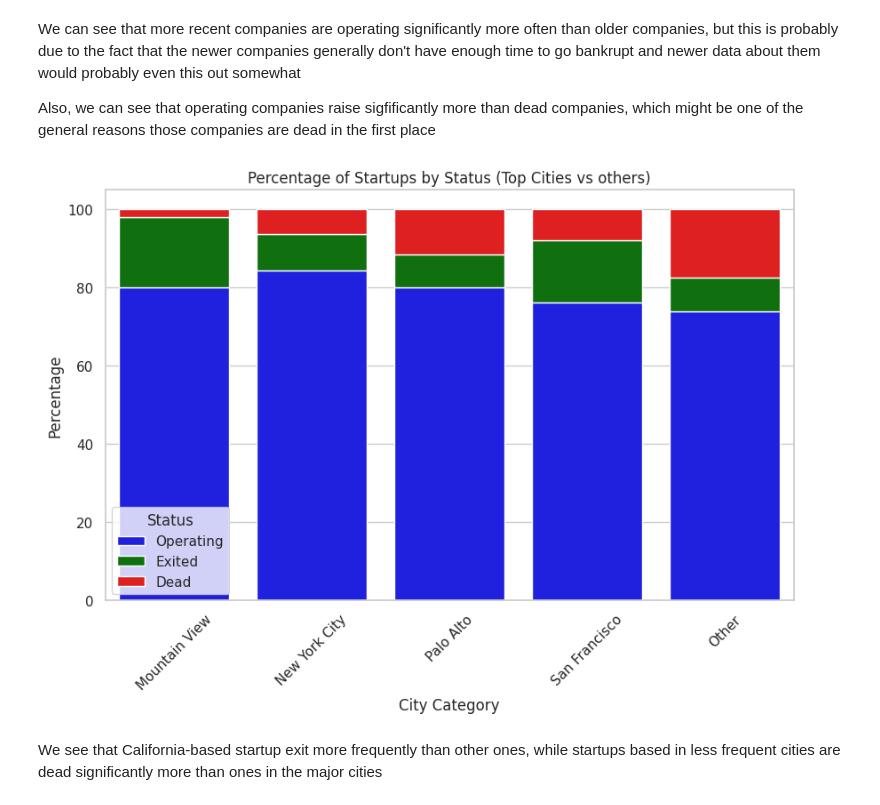
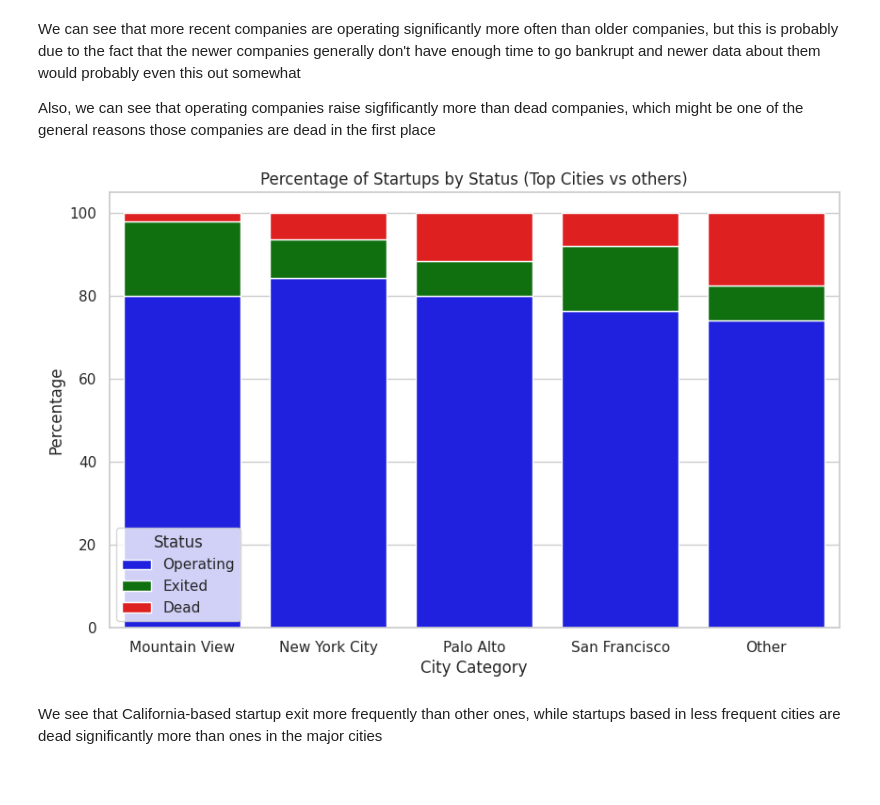
Before and after one commit to MihailoMilenkovic/startups-analysis, a Jupyter notebook: project.ipynb, the cells around one changed output. Cells and saved outputs as stored; diff of their text form; code cells hidden in the pictures.

```diff
--- a/project.ipynb
+++ b/project.ipynb
@@ -600,41 +638,39 @@ Also, we can see that operating companies raise sigfificantly more than dead com
 # %%
 # Determine the top 4 cities
 top_cities = startups_df['HQ City'].value_counts().head(4).index
 
 # Create a new column 'City Category' to categorize cities
 startups_df['City Category'] = startups_df['HQ City'].apply(lambda x: x if x in top_cities else 'Other')
 
 # Calculate the total number of startups in each category
 city_category_counts = startups_df['City Category'].value_counts()
 
 # Sort the "City Category" based on the number of startups in the top 4 cities (decreasing order)
 city_category_counts = city_category_counts[top_cities.tolist() + ['Other']]
 
 # Calculate the percentage of each status within each city category
 city_category_status_counts = startups_df.groupby(['City Category', 'Status']).size().unstack(fill_value=0)
 city_category_status_percentages = city_category_status_counts.divide(city_category_counts, axis=0) * 100
 city_category_status_percentages = city_category_status_percentages.reset_index()  # Reset the index
-city_category_status_percentages.head()
 # Move the "Other" row to the end
-other_row = city_category_status_percentages[city_category_status_percentages['index'] == 'Other']
-city_category_status_percentages = city_category_status_percentages[city_category_status_percentages['index'] != 'Other']
+other_row = city_category_status_percentages[city_category_status_percentages['City Category'] == 'Other']
+city_category_status_percentages = city_category_status_percentages[city_category_status_percentages['City Category'] != 'Other']
 city_category_status_percentages = pd.concat([city_category_status_percentages, other_row], ignore_index=True)
 # # Bar plot for "City Category" vs. "Status" with percentages
 plt.figure(figsize=(10, 6))
-sns.barplot(x='index', y='Operating', data=city_category_status_percentages.reset_index(), label='Operating', color='blue')
-sns.barplot(x='index', y='Exited', data=city_category_status_percentages.reset_index(), bottom=city_category_status_percentages['Operating'], label='Exited', color='green')
-sns.barplot(x='index', y='Dead', data=city_category_status_percentages.reset_index(),
+sns.barplot(x='City Category', y='Operating', data=city_category_status_percentages.reset_index(), label='Operating', color='blue')
+sns.barplot(x='City Category', y='Exited', data=city_category_status_percentages.reset_index(), bottom=city_category_status_percentages['Operating'], label='Exited', color='green')
+sns.barplot(x='City Category', y='Dead', data=city_category_status_percentages.reset_index(),
             bottom=city_category_status_percentages['Operating'] + city_category_status_percentages['Exited'],
             label='Dead', color='red')
 
-plt.xticks(rotation=45)
 plt.title('Percentage of Startups by Status (Top Cities vs others)')
 plt.xlabel('City Category')
 plt.ylabel('Percentage')
 plt.legend(title='Status')
 plt.show()
 # %% [output]
-[figure, old version]
+[figure, new version]
 # %% [markdown]
 We see that California-based startup exit more frequently than other ones, while startups based in less frequent cities are dead significantly more than ones in the major cities
 # %% [markdown]
```
Also changed, not shown: parts of 19 cells of this notebook, 29 other files.
